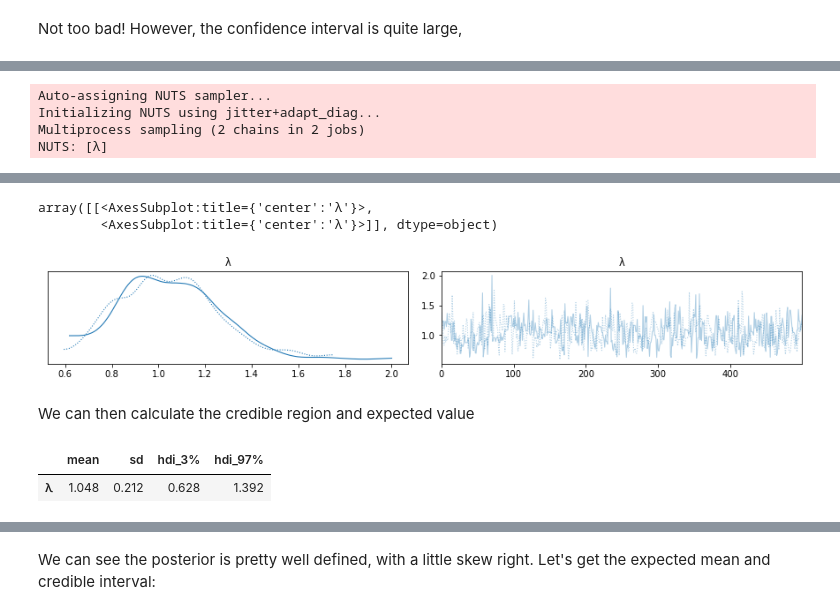
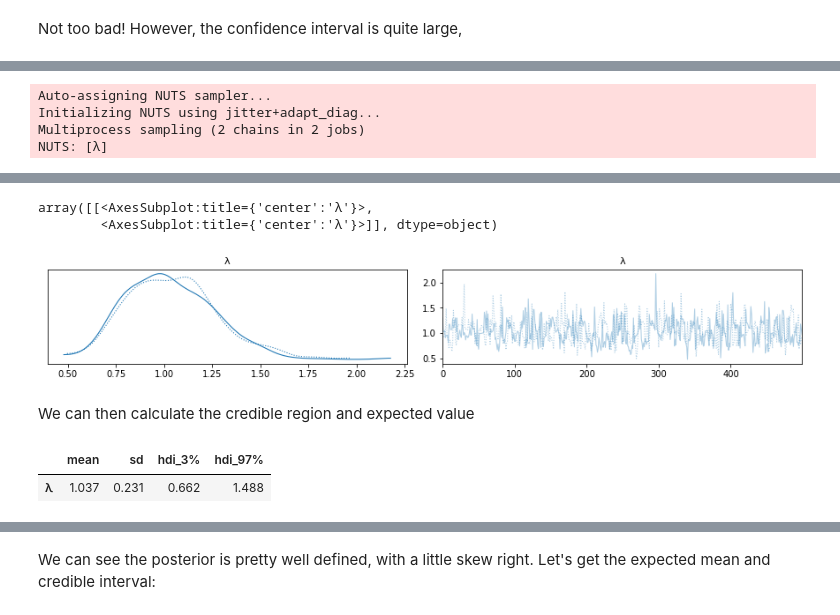
Before and after one commit to mdh266/BayesMLE, a Jupyter notebook: notebooks/BayesMLE1.ipynb, the cells around one changed output, grey strips where cells are left out. Saved outputs shown, nothing was run; the diff lists cells and outputs as text; code cells hidden in the pictures.

```diff
--- a/notebooks/BayesMLE1.ipynb
+++ b/notebooks/BayesMLE1.ipynb
@@ -606,7 +619,7 @@ Inconventially, these distributons both use $\lambda$ for their paramaters. Usin
 # %%
 with pm.Model() as model_2:
     λ = pm.Exponential('λ', 1)
-    y = pm.Poisson('y', mu=λ, observed=list(sample[:20]))
+    y = pm.Poisson('y', mu=λ, observed=list(sample[-20:-1]))
     trace2 = pm.sample(500, tune=2000, cores=2, return_inferencedata=True)
 
 az.plot_trace(trace2, var_names=['λ'])
@@ -620,10 +633,10 @@ Sampling 2 chains for 2_000 tune and 500 draw iterations (4_000 + 1_000 draws to
 array([[<AxesSubplot:title={'center':'λ'}>,
         <AxesSubplot:title={'center':'λ'}>]], dtype=object)
-[figure, old version]
+[figure, new version]
 # %% [markdown]
 We can then calculate the credible region and expected value
 # %%
 az.summary(trace2, kind="stats")
 # %% [output]
 |  | mean | sd | hdi_3% | hdi_97% |
-| λ | 1.048 | 0.212 | 0.628 | 1.392 |
+| λ | 1.037 | 0.231 | 0.662 | 1.488 |
```
Also changed, not shown: parts of 32 cells of this notebook.
